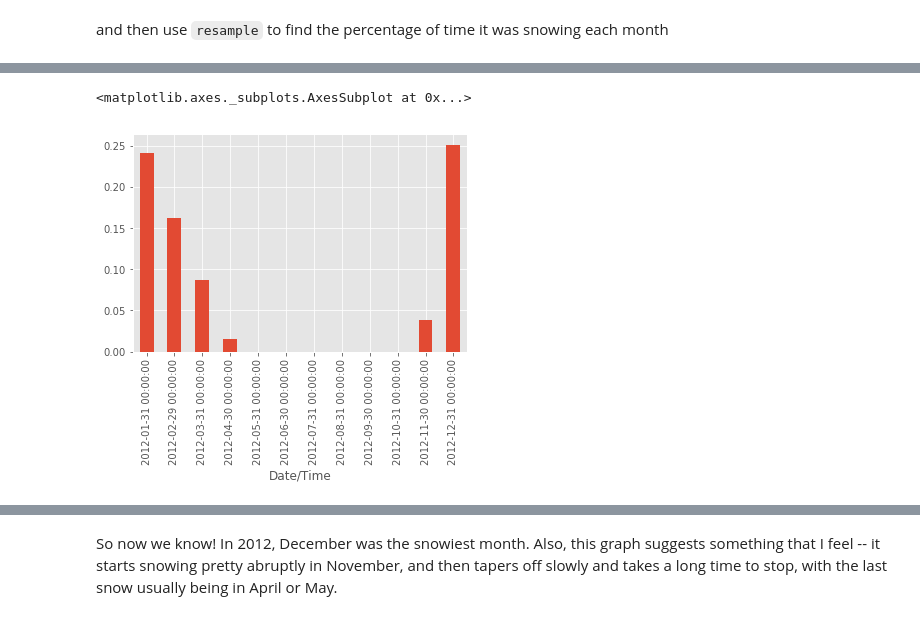
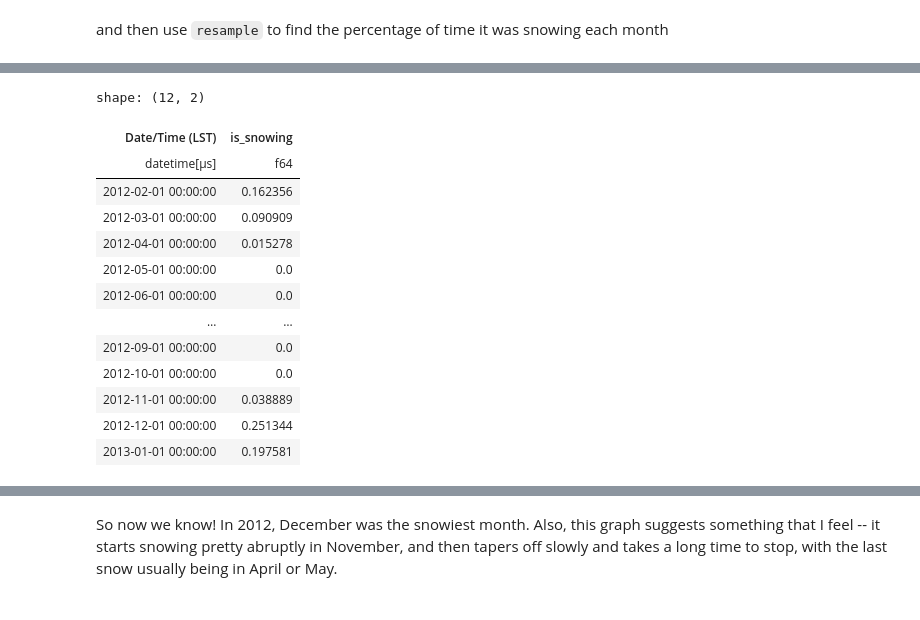
Before and after one commit to sergiorgiraldo/DataScience-Showcase, a Jupyter notebook: pandas-cookbook/cookbook-polars/Chapter 6 - String Operations- Which month was the snowiest.ipynb, the cells around one changed output, grey strips where cells are left out. Drawn from its saved outputs; the diff is of its cells as text; code cells hidden in the pictures.

```diff
--- a/pandas-cookbook/cookbook-polars/Chapter 6 - String Operations- Which month was the snowiest.ipynb
+++ b/pandas-cookbook/cookbook-polars/Chapter 6 - String Operations- Which month was the snowiest.ipynb
@@ -117,5 +98,23 @@ Freq: M, Name: Weather, dtype: float64
-# %%
-is_snowing.astype(float).resample('M').apply(np.mean).plot(kind='bar')
-# %% [output]
-<matplotlib.axes._subplots.AxesSubplot at 0x...>
-[figure, removed]
+# %%
+result = (weather_2012
+    .with_columns(pl.col('Weather').str.contains('Snow').cast(pl.Float64).alias('is_snowing'))  # Cast to Float64
+    .group_by_dynamic("Date/Time (LST)", every="1mo")     # Resample by month
+    .agg(pl.col("is_snowing").mean())                     # Compute mean
+)
+
+result
+# %% [output]
+shape: (12, 2)
+| Date/Time (LST) | is_snowing |
+| datetime[μs] | f64 |
+| 2012-02-01 00:00:00 | 0.162356 |
+| 2012-03-01 00:00:00 | 0.090909 |
+| 2012-04-01 00:00:00 | 0.015278 |
+| 2012-05-01 00:00:00 | 0.0 |
+| 2012-06-01 00:00:00 | 0.0 |
+| … | … |
+| 2012-09-01 00:00:00 | 0.0 |
+| 2012-10-01 00:00:00 | 0.0 |
+| 2012-11-01 00:00:00 | 0.038889 |
+| 2012-12-01 00:00:00 | 0.251344 |
+| 2013-01-01 00:00:00 | 0.197581 |
```
Also changed, not shown: parts of 8 cells of this notebook.
